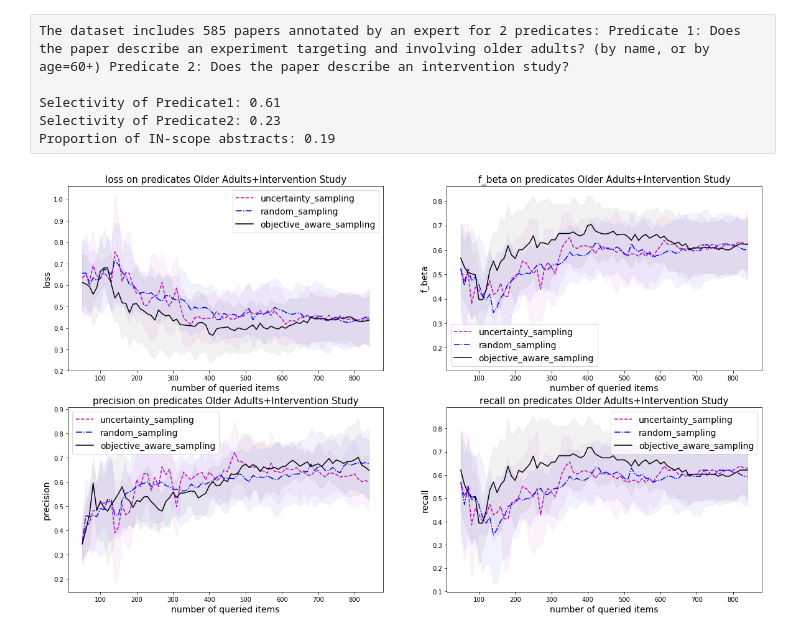
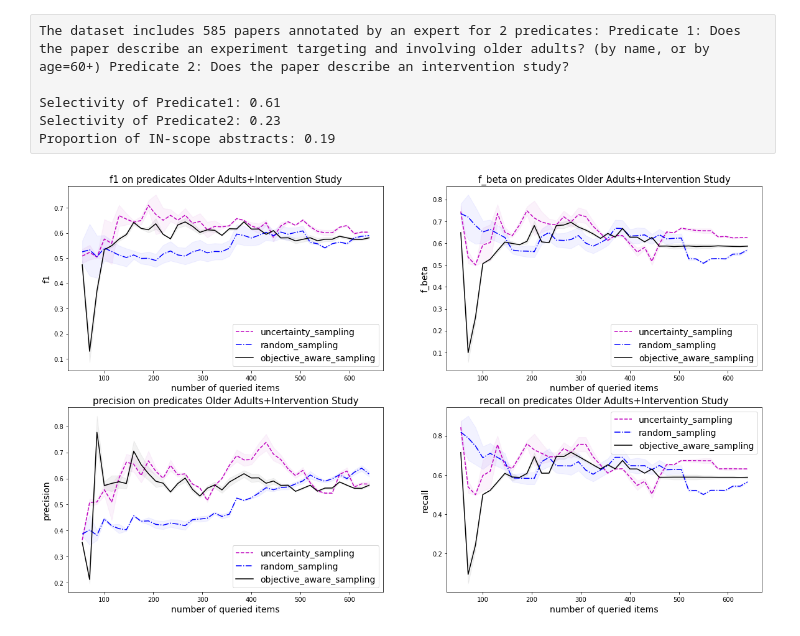
Before and after one commit to Evgeneus/Active-Hybrid-Classificatoin, a Jupyter notebook: machine_and_experts_annotate/notebooks/machines_and_experts.ipynb, the cells around one changed output. Cells and saved outputs as stored; diff of their text form; code cells hidden in the pictures.

Commit message:
experiments/ plot charts

```diff
--- a/machine_and_experts_annotate/notebooks/machines_and_experts.ipynb
+++ b/machine_and_experts_annotate/notebooks/machines_and_experts.ipynb
@@ -11,11 +12,15 @@ import pandas as pd
 %matplotlib inline
 import matplotlib.pyplot as plt
 # %%
-def plot_charts(df, metrics, algos, pred):
+def plot_charts(df, metrics, algos, pred, beta1):
+    df['f'+str(beta1)+'_mean'] = (1+beta1**2) * ((df['precision_mean']*df['recall_mean']) / (beta1**2*df['precision_mean']+df['recall_mean']))
+    # TO DO FIX THE STD
+    df['f'+str(beta1)+'_std'] = df['f_beta_std']
+
     fig, ax = plt.subplots(nrows=2, ncols=2, gridspec_kw = {'width_ratios':[1, 1]}, figsize=(20,12))
     x = df.loc[df['sampling_strategy'] == algos[0]]['num_items_queried'].values
 
-    for i, m in zip([(0, 0), (0, 1), (1, 0), (1, 1)], metrics):
+    for i, m in zip([(0, 0), (0, 1), (1, 0), (1, 1)], ['f'+str(beta1)] + metrics):
         for alg, c, l in zip(algos, ['m', 'b', 'black'], ['--', '-.', '-']):
             y = df.loc[df['sampling_strategy'] == alg][m+'_mean'].values
             y_std = df.loc[df['sampling_strategy'] == alg][m+'_std'].values
@@ -29,11 +34,11 @@ def plot_charts(df, metrics, algos, pred):
 #         ax[i].axhline(y=y_, linestyle=':', label='all_training_data')
         ax[i].legend( fontsize=14)
 
-def plot(file_name, pred):
+def plot(file_name, pred, beta1):
     plot_charts(pd.read_csv('../output/machines_and_experts/{}'.format(file_name)),
-                ['loss', 'f_beta', 'precision', 'recall'],
+                ['f_beta', 'precision', 'recall'],
                 ['uncertainty_sampling', 'random_sampling', 'objective_aware_sampling'],
-                pred)
+                pred, beta1)
 # %% [markdown]
 # AMAZON-SENTIMENT DATASET
 # %% [raw]
@@ -72,7 +79,8 @@ Selectivity of Predicate2: 0.23
 Proportion of IN-scope abstracts: 0.19
 # %%
 pred = ['Older Adults', 'Intervention Study']
-file_name = 'loneliness-dataset-2018_thr07.csv'
-plot(file_name, pred)
+beta1 = 1
+file_name = 'loneliness-dataset-2018_experiment.csv'
+plot(file_name, pred, beta1)
 # %% [output]
-[figure, old version]
+[figure, new version]
```
Also changed, not shown: parts of 3 cells of this notebook, 12 other files.
